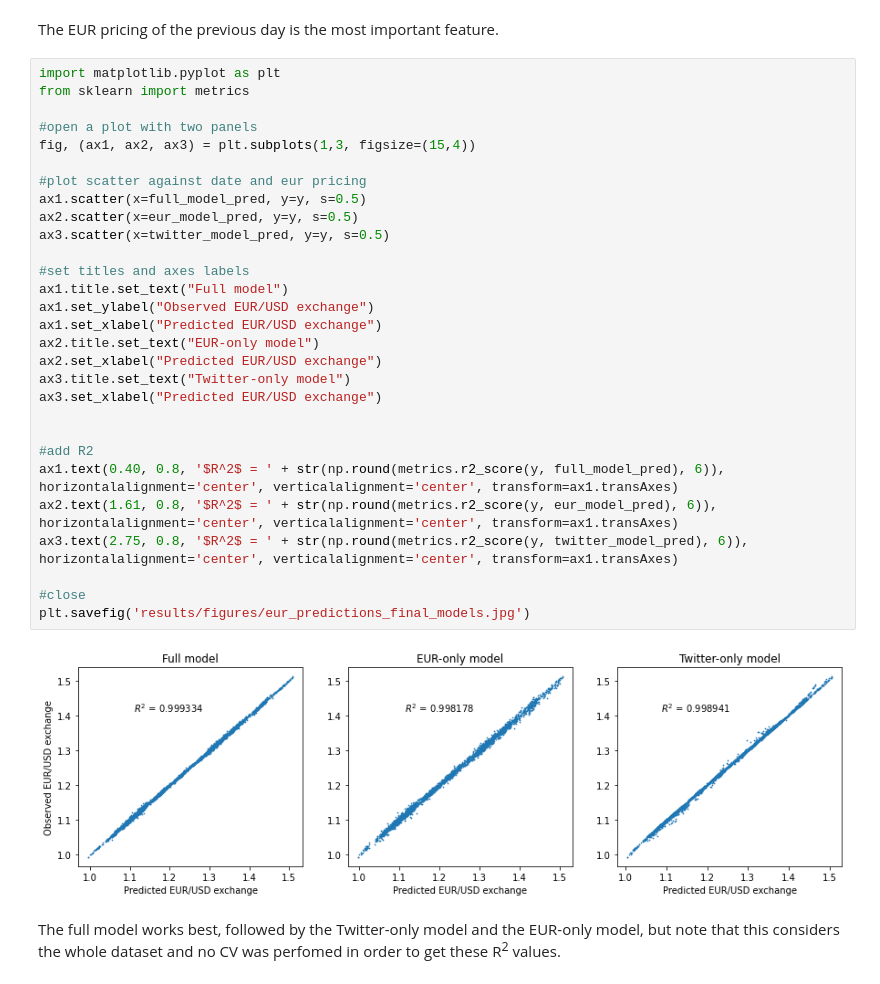
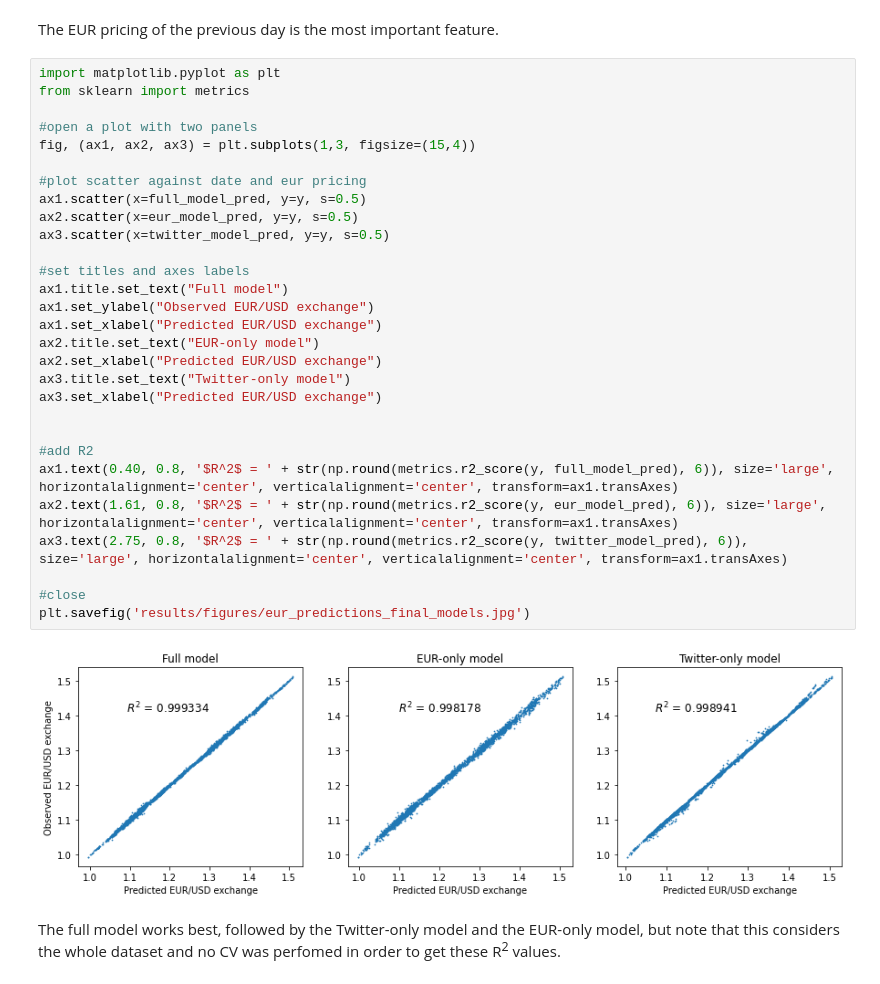
Before and after one commit to dtortosa/capstone_project, a Jupyter notebook: scripts/03_predicting_exchange_rate.ipynb, the cells around one changed output. Saved outputs shown, nothing was run; the diff lists cells and outputs as text.

```diff
--- a/scripts/03_predicting_exchange_rate.ipynb
+++ b/scripts/03_predicting_exchange_rate.ipynb
@@ -712,34 +714,34 @@ The EUR pricing of the previous day is the most important feature.
 # %%
 import matplotlib.pyplot as plt
 from sklearn import metrics
 
 #open a plot with two panels
 fig, (ax1, ax2, ax3) = plt.subplots(1,3, figsize=(15,4))
 
 #plot scatter against date and eur pricing
 ax1.scatter(x=full_model_pred, y=y, s=0.5)
 ax2.scatter(x=eur_model_pred, y=y, s=0.5)
 ax3.scatter(x=twitter_model_pred, y=y, s=0.5)
 
 #set titles and axes labels
 ax1.title.set_text("Full model")
 ax1.set_ylabel("Observed EUR/USD exchange")
 ax1.set_xlabel("Predicted EUR/USD exchange")
 ax2.title.set_text("EUR-only model")
 ax2.set_xlabel("Predicted EUR/USD exchange")
 ax3.title.set_text("Twitter-only model")
 ax3.set_xlabel("Predicted EUR/USD exchange")
 
 
 #add R2
-ax1.text(0.40, 0.8, '$R^2$ = ' + str(np.round(metrics.r2_score(y, full_model_pred), 6)), horizontalalignment='center', verticalalignment='center', transform=ax1.transAxes)
-ax2.text(1.61, 0.8, '$R^2$ = ' + str(np.round(metrics.r2_score(y, eur_model_pred), 6)), horizontalalignment='center', verticalalignment='center', transform=ax1.transAxes)
-ax3.text(2.75, 0.8, '$R^2$ = ' + str(np.round(metrics.r2_score(y, twitter_model_pred), 6)), horizontalalignment='center', verticalalignment='center', transform=ax1.transAxes)
+ax1.text(0.40, 0.8, '$R^2$ = ' + str(np.round(metrics.r2_score(y, full_model_pred), 6)), size='large', horizontalalignment='center', verticalalignment='center', transform=ax1.transAxes)
+ax2.text(1.61, 0.8, '$R^2$ = ' + str(np.round(metrics.r2_score(y, eur_model_pred), 6)), size='large', horizontalalignment='center', verticalalignment='center', transform=ax1.transAxes)
+ax3.text(2.75, 0.8, '$R^2$ = ' + str(np.round(metrics.r2_score(y, twitter_model_pred), 6)), size='large', horizontalalignment='center', verticalalignment='center', transform=ax1.transAxes)
 
 #close
 plt.savefig('results/figures/eur_predictions_final_models.jpg')
 # %% [output]
-[figure, old version]
+[figure, new version]
 # %% [markdown]
 The full model works best, followed by the Twitter-only model and the EUR-only model, but note that this considers the whole dataset and no CV was perfomed in order to get these R<sup>2</sup> values.
 # %% [markdown]
```
Also changed, not shown: parts of 1 cell of this notebook, 3 other files.
